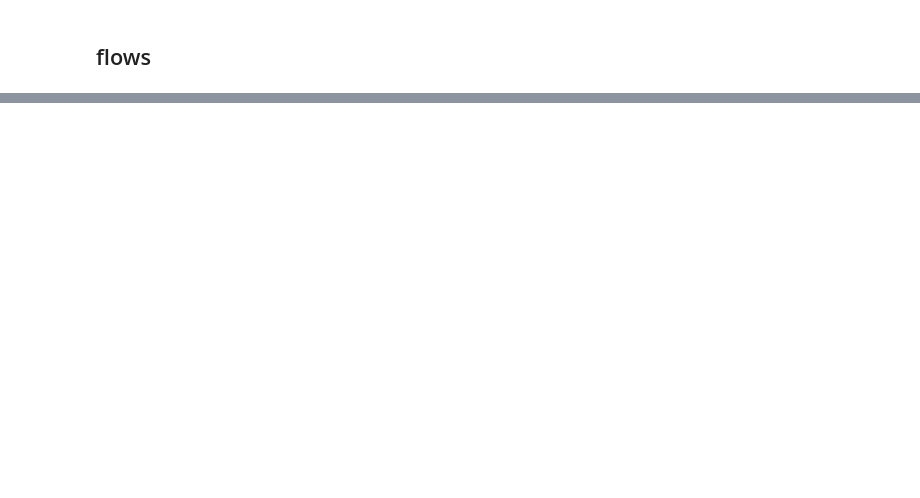
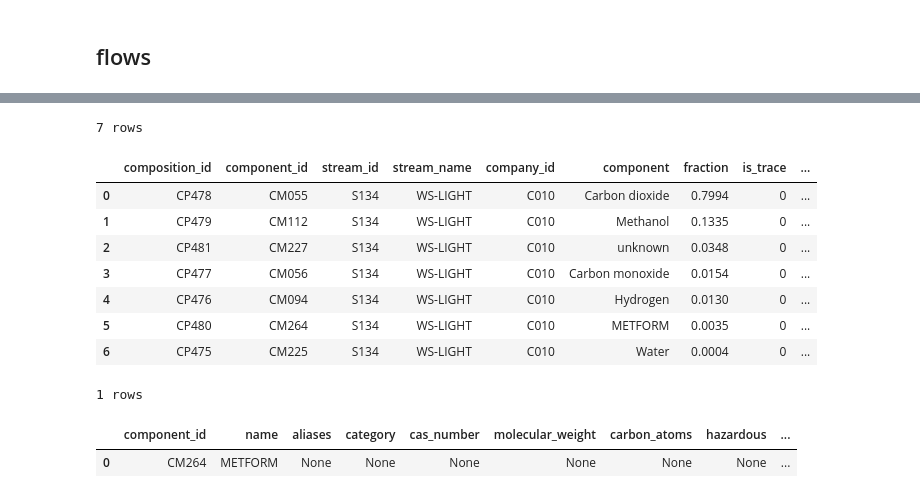
Before and after one commit to Rud-X/ieintr_cluster_mapper, a Jupyter notebook: data_exploration.ipynb, the cells around one changed output, grey strips where cells are left out. Saved outputs shown, nothing was run; the diff lists cells and outputs as text; code cells hidden in the pictures; blank space fills up the shorter version.

```diff
--- a/data_exploration.ipynb
+++ b/data_exploration.ipynb
@@ -124,0 +190,36 @@ flows
+# %%
+# List the composition of the S134 stream (look at the specification file for table details)
+s134_composition = pd.read_sql("""
+    SELECT sc.composition_id, c.component_id,sc.stream_id, s.stream_name, s.company_id,
+           c.name AS component, sc.fraction, sc.is_trace, c.carbon_weight_pct, c.carbon_atoms
+    FROM stream_composition sc
+    JOIN streams s    ON sc.stream_id    = s.stream_id
+    JOIN components c ON sc.component_id = c.component_id
+    WHERE s.stream_id = 'S134'
+    ORDER BY sc.fraction DESC
+""", conn)
+print(f'{len(s134_composition)} rows')
+s134_composition
+# %% [output]
+7 rows
+|  | composition_id | component_id | stream_id | stream_name | company_id | component | fraction | is_trace | ... |
+| 0 | CP478 | CM055 | S134 | WS-LIGHT | C010 | Carbon dioxide | 0.7994 | 0 | ... |
+| 1 | CP479 | CM112 | S134 | WS-LIGHT | C010 | Methanol | 0.1335 | 0 | ... |
+| 2 | CP481 | CM227 | S134 | WS-LIGHT | C010 | unknown | 0.0348 | 0 | ... |
+| 3 | CP477 | CM056 | S134 | WS-LIGHT | C010 | Carbon monoxide | 0.0154 | 0 | ... |
+| 4 | CP476 | CM094 | S134 | WS-LIGHT | C010 | Hydrogen | 0.0130 | 0 | ... |
+| 5 | CP480 | CM264 | S134 | WS-LIGHT | C010 | METFORM | 0.0035 | 0 | ... |
+| 6 | CP475 | CM225 | S134 | WS-LIGHT | C010 | Water | 0.0004 | 0 | ... |
+# %%
+# select all from CP481 component
+cp481 = pd.read_sql("""
+    SELECT *
+    FROM components
+    WHERE component_id = 'CM264'
+""", conn)
+print(f'{len(cp481)} rows')
+cp481
+# %% [output]
+1 rows
+|  | component_id | name | aliases | category | cas_number | molecular_weight | carbon_atoms | hazardous | ... |
+| 0 | CM264 | METFORM | None | None | None | None | None | None | ... |
```
Also changed, not shown: parts of 8 cells of this notebook, 8 other files.
